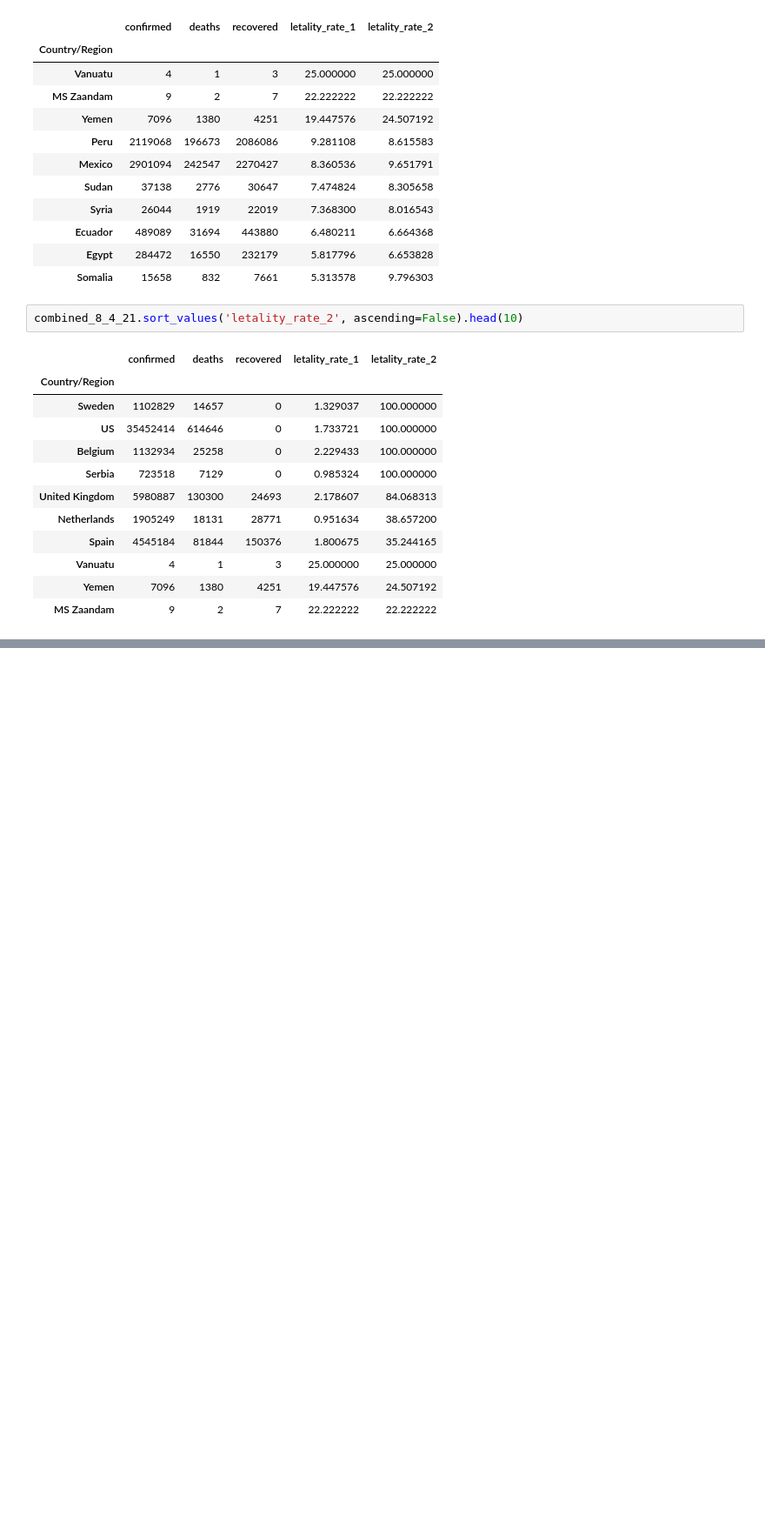
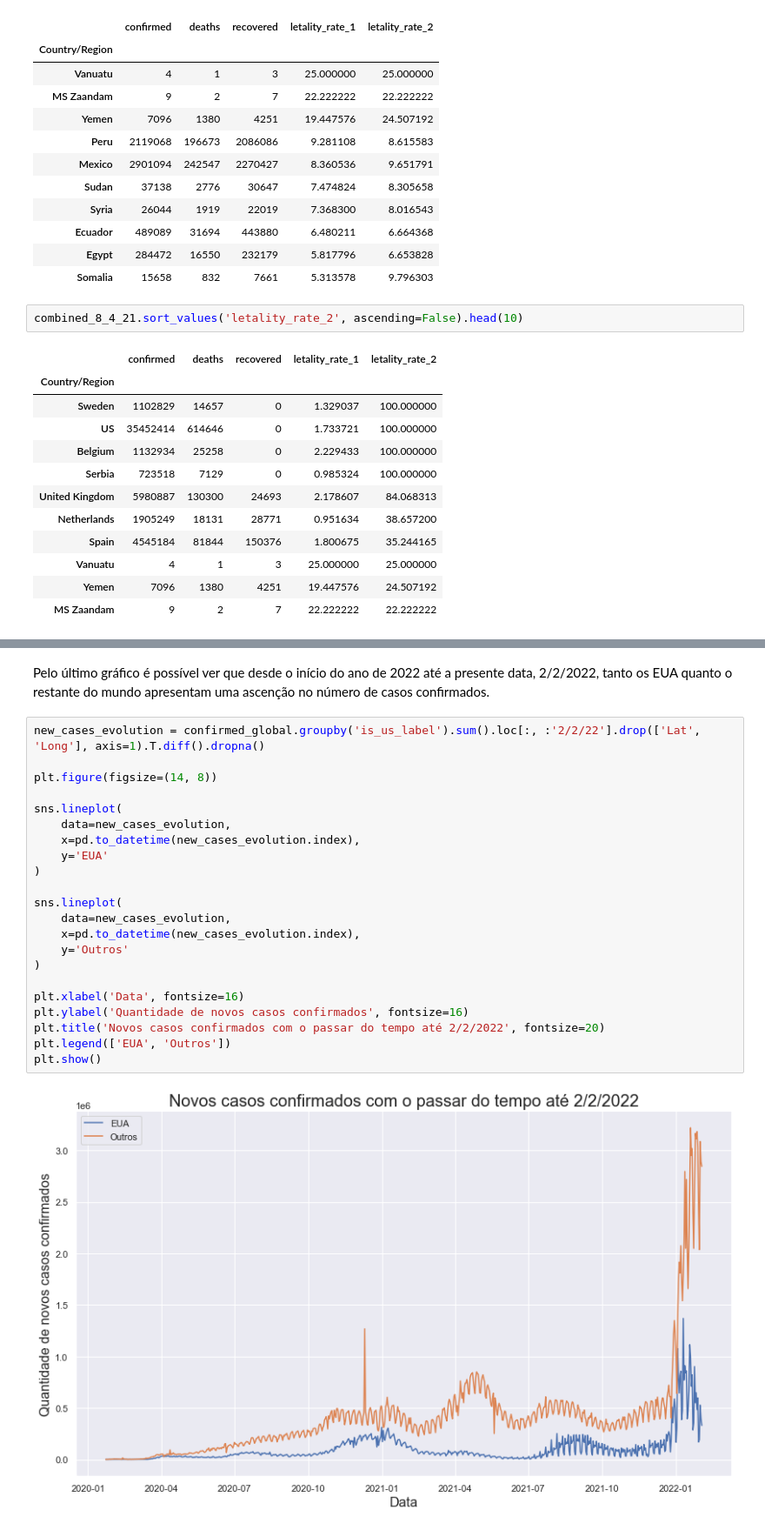
Before and after one commit to DinizMaths/DataScience, a Jupyter notebook: Projetos de Insights/Health/Análise de dados coronavírus.ipynb, the cells around one changed output, grey strips where cells are left out. Shown: that part at 87% size. Cells and saved outputs as stored; diff of their text form; blank space fills up the shorter version.

```diff
--- a/Projetos de Insights/Health/Análise de dados coronavírus.ipynb
+++ b/Projetos de Insights/Health/Análise de dados coronavírus.ipynb
@@ -457,0 +544,26 @@ Fica evidente, pelo gráfico, que a letalidade até o dia 8/4/2021 se concentra
+# %% [markdown]
+Pelo último gráfico é possível ver que desde o início do ano de 2022 até a presente data, 2/2/2022, tanto os EUA quanto o restante do mundo apresentam uma ascenção no número de casos confirmados.
+# %%
+new_cases_evolution = confirmed_global.groupby('is_us_label').sum().loc[:, :'2/2/22'].drop(['Lat', 'Long'], axis=1).T.diff().dropna()
+
+plt.figure(figsize=(14, 8))
+
+sns.lineplot(
+    data=new_cases_evolution,
+    x=pd.to_datetime(new_cases_evolution.index),
+    y='EUA'
+)
+
+sns.lineplot(
+    data=new_cases_evolution,
+    x=pd.to_datetime(new_cases_evolution.index),
+    y='Outros'
+)
+
+plt.xlabel('Data', fontsize=16)
+plt.ylabel('Quantidade de novos casos confirmados', fontsize=16)
+plt.title('Novos casos confirmados com o passar do tempo até 2/2/2022', fontsize=20)
+plt.legend(['EUA', 'Outros'])
+plt.show()
+# %% [output]
+[figure, added]
```
Also changed, not shown: parts of 46 cells of this notebook.
